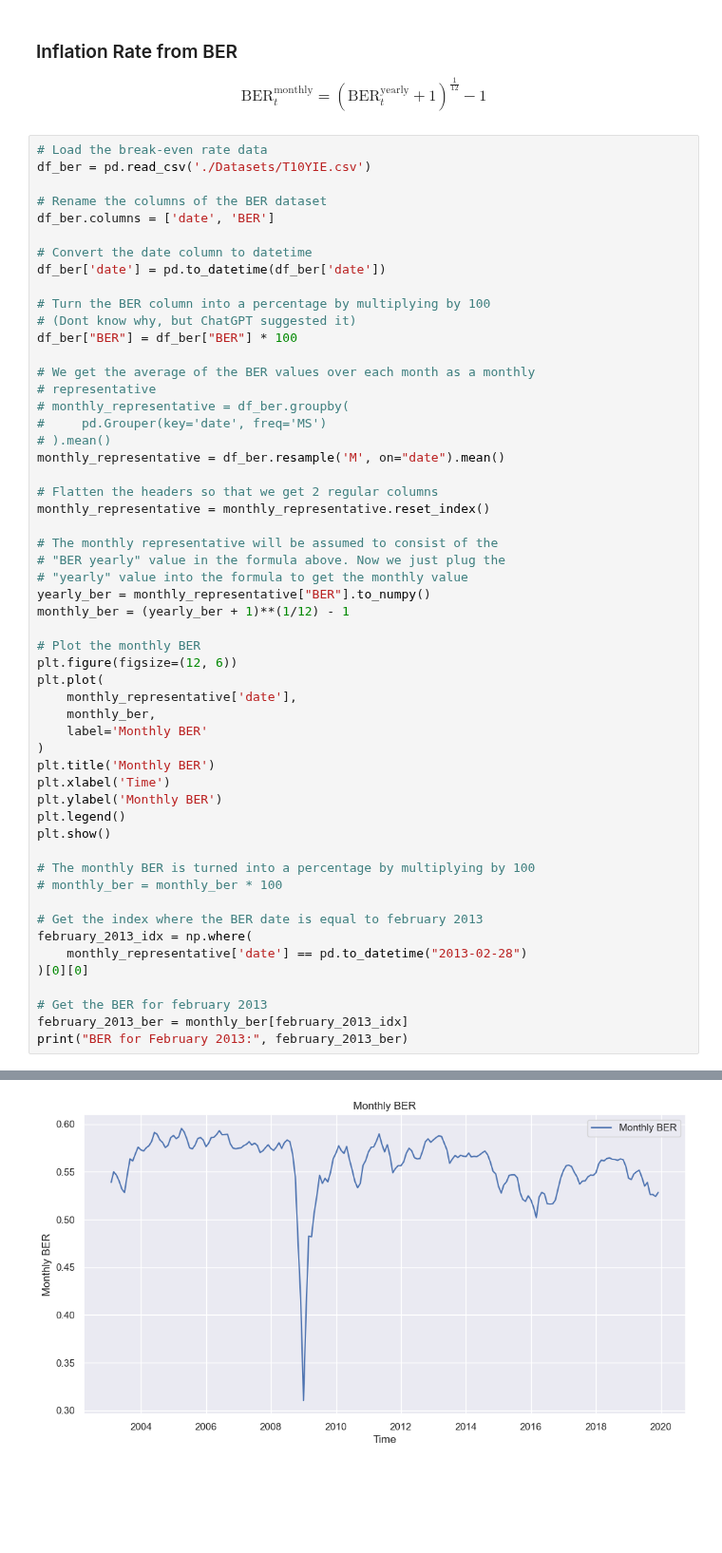
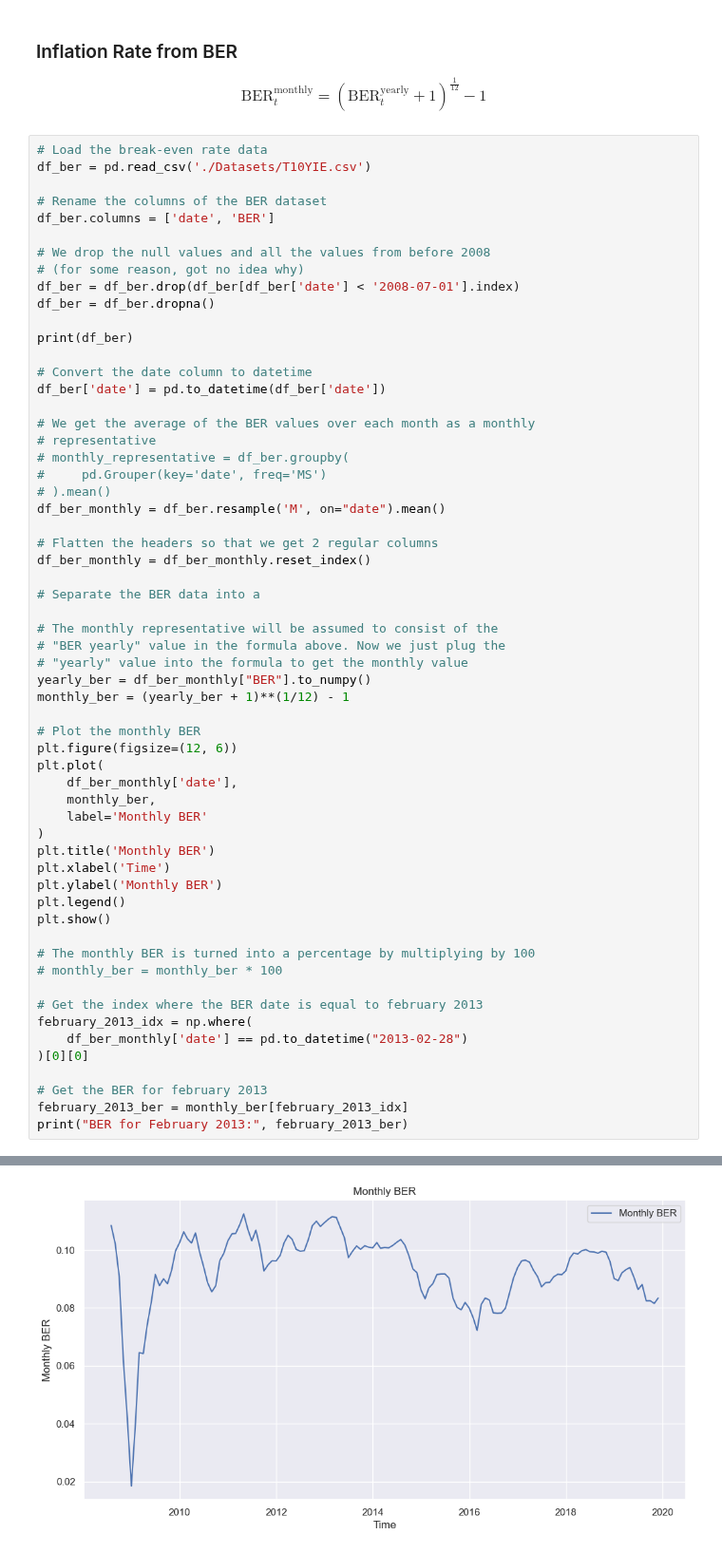
Before and after one commit to eddysanoli-galileo/Data-Analysis-Statistical-Modeling-and-Computation-in-Applications, a Jupyter notebook: Module 4 - Time Series/Project/Problem 3.ipynb, the cells around one changed output, grey strips where cells are left out. Shown at 95% size. Drawn from its saved outputs; the diff is of its cells as text; blank space fills up the shorter version.

```diff
--- a/Module 4 - Time Series/Project/Problem 3.ipynb
+++ b/Module 4 - Time Series/Project/Problem 3.ipynb
@@ -374,33 +647,38 @@ df_ber = pd.read_csv('./Datasets/T10YIE.csv')
 # Rename the columns of the BER dataset
 df_ber.columns = ['date', 'BER']
 
+# We drop the null values and all the values from before 2008
+# (for some reason, got no idea why)
+df_ber = df_ber.drop(df_ber[df_ber['date'] < '2008-07-01'].index)
+df_ber = df_ber.dropna()
+
+print(df_ber)
+
 # Convert the date column to datetime
 df_ber['date'] = pd.to_datetime(df_ber['date'])
-
-# Turn the BER column into a percentage by multiplying by 100
-# (Dont know why, but ChatGPT suggested it)
-df_ber["BER"] = df_ber["BER"] * 100
 
 # We get the average of the BER values over each month as a monthly
 # representative
 # monthly_representative = df_ber.groupby(
 #     pd.Grouper(key='date', freq='MS')
 # ).mean()
-monthly_representative = df_ber.resample('M', on="date").mean()
+df_ber_monthly = df_ber.resample('M', on="date").mean()
 
 # Flatten the headers so that we get 2 regular columns
-monthly_representative = monthly_representative.reset_index()
+df_ber_monthly = df_ber_monthly.reset_index()
+
+# Separate the BER data into a
 
 # The monthly representative will be assumed to consist of the
 # "BER yearly" value in the formula above. Now we just plug the
 # "yearly" value into the formula to get the monthly value
-yearly_ber = monthly_representative["BER"].to_numpy()
+yearly_ber = df_ber_monthly["BER"].to_numpy()
 monthly_ber = (yearly_ber + 1)**(1/12) - 1
 
 # Plot the monthly BER
 plt.figure(figsize=(12, 6))
 plt.plot(
-    monthly_representative['date'],
+    df_ber_monthly['date'],
     monthly_ber,
     label='Monthly BER'
 )
@@ -415,7 +693,7 @@ plt.show()
 
 # Get the index where the BER date is equal to february 2013
 february_2013_idx = np.where(
-    monthly_representative['date'] == pd.to_datetime("2013-02-28")
+    df_ber_monthly['date'] == pd.to_datetime("2013-02-28")
 )[0][0]
 
 # Get the BER for february 2013
@@ -425 +717 @@ print("BER for February 2013:", february_2013_ber)
-[figure, old version]
+[figure, new version]
```
Also changed, not shown: parts of 17 cells of this notebook, 14 other files.
